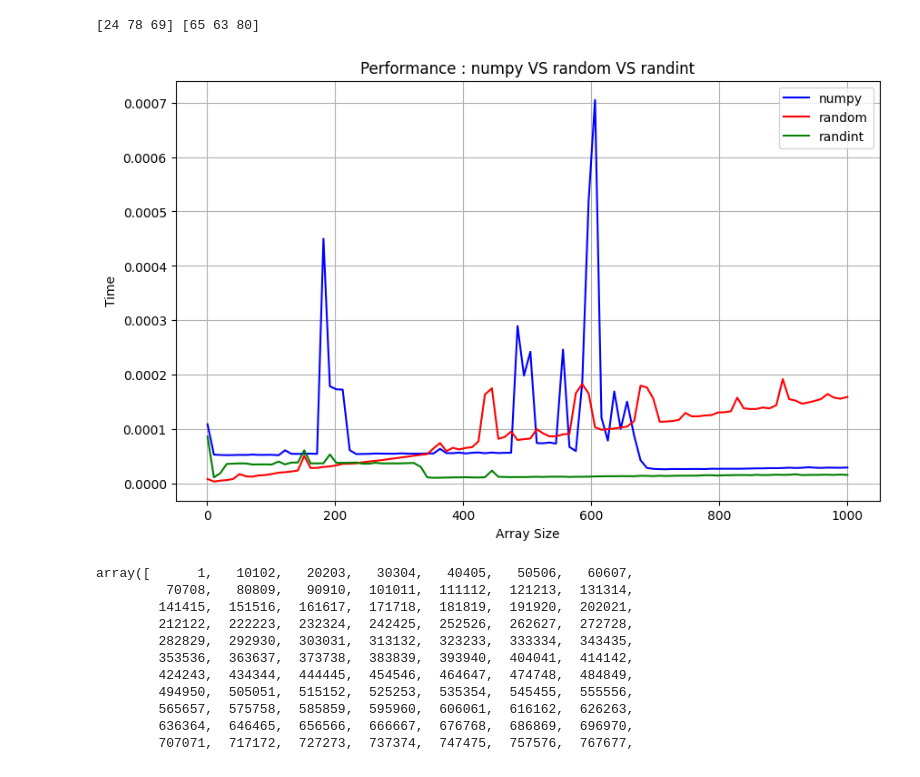
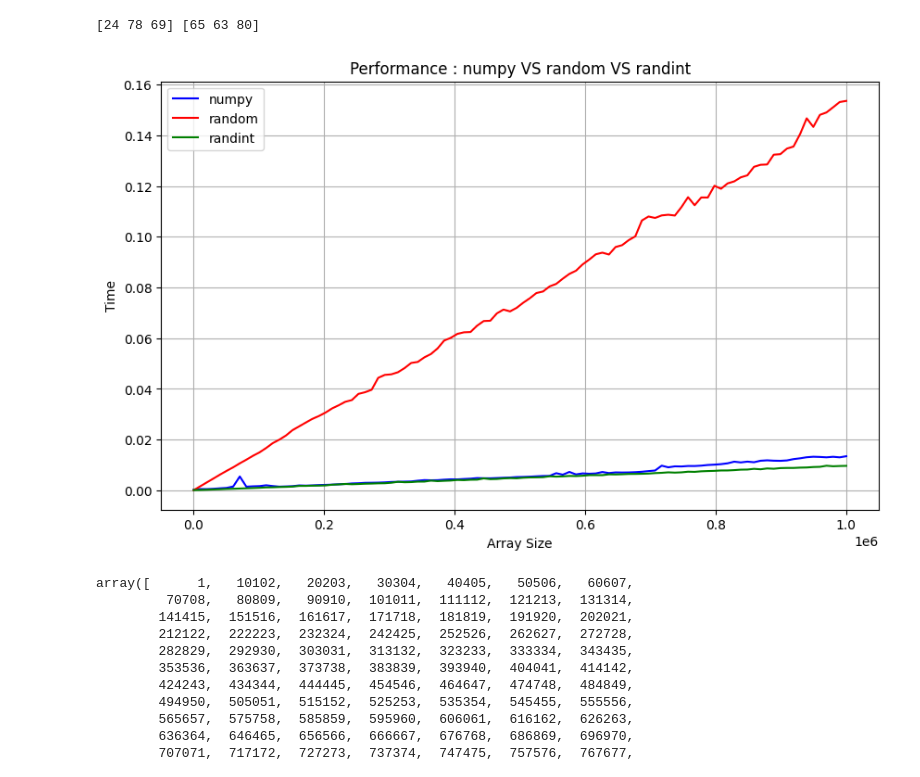
Before and after one commit to heejin131/reverse-proxy, a Jupyter notebook: note/numpy-basic.ipynb, the cells around one changed output. Cells and saved outputs as stored; diff of their text form; code cells hidden in the pictures.

```diff
--- a/note/numpy-basic.ipynb
+++ b/note/numpy-basic.ipynb
@@ -239,35 +239,35 @@ def gen_r_array_randint(N):
 def measure_time(func, N_values):
     times = []
     for N in N_values:
         start = time.perf_counter()
         func(N)
         times.append(time.perf_counter() - start)
     return times
 
 # 테스트할 N 값 생성 (1부터 1,000,000까지 100개 간격)
-N_values = np.linspace(1, 1_000, 100, dtype=int)
+N_values = np.linspace(1, 1_000_000, 100, dtype=int)
 
 # TODO 각 함수의 실행 시간 계산 위 배열에 추가
 numpy_times = []
 random_times = []
 randint_times = []
 numpy_times = measure_time(gen_r_array_choices_numpy, N_values)
 random_times = measure_time(gen_r_array_choices, N_values)
 randint_times = measure_time(gen_r_array_randint, N_values)
 
 # 선그래프 그리기
 plt.figure(figsize=(10, 6)) # 차트 크기 -> 그래프의 가로 크기 10인치, 세로 크기 6인치
 plt.xlabel('Array Size') # x축 레이블
 plt.ylabel('Time') # y축 레이블
 plt.title('Performance : numpy VS random VS randint')
 plt.grid(True) # 그래프에 그리드 ON
 plt.plot(N_values, numpy_times, label='numpy', color='blue')
 plt.plot(N_values, random_times, label='random', color='red')
 plt.plot(N_values, randint_times, label='randint', color='Green')
 plt.legend() # 범례를 추가
 plt.show()
 # %% [output]
-[figure, old version]
+[figure, new version]
 # %%
 N_values = np.linspace(1, 1_000_000, 100, dtype=int)
 N_values
```
Also changed, not shown: parts of 1 cell of this notebook, 5 other files.
